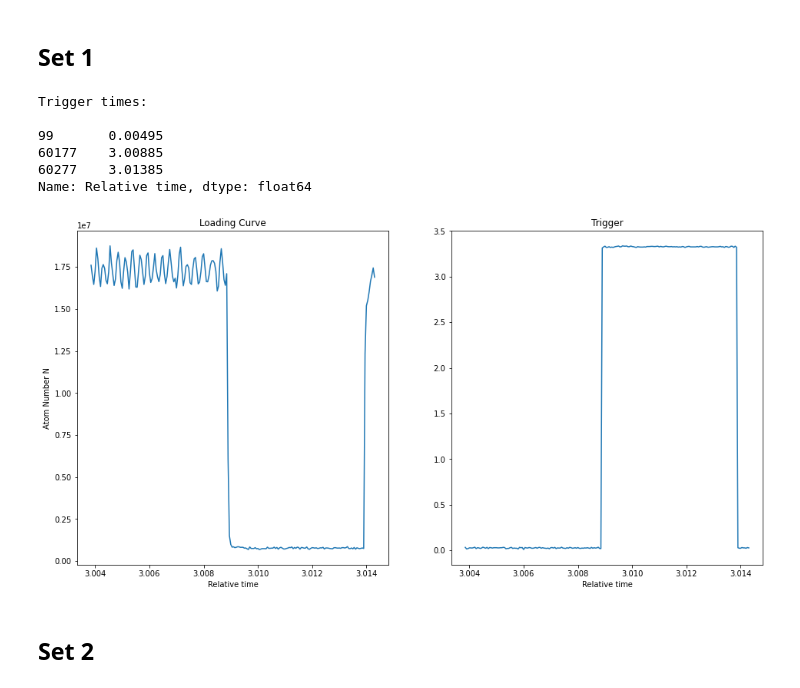
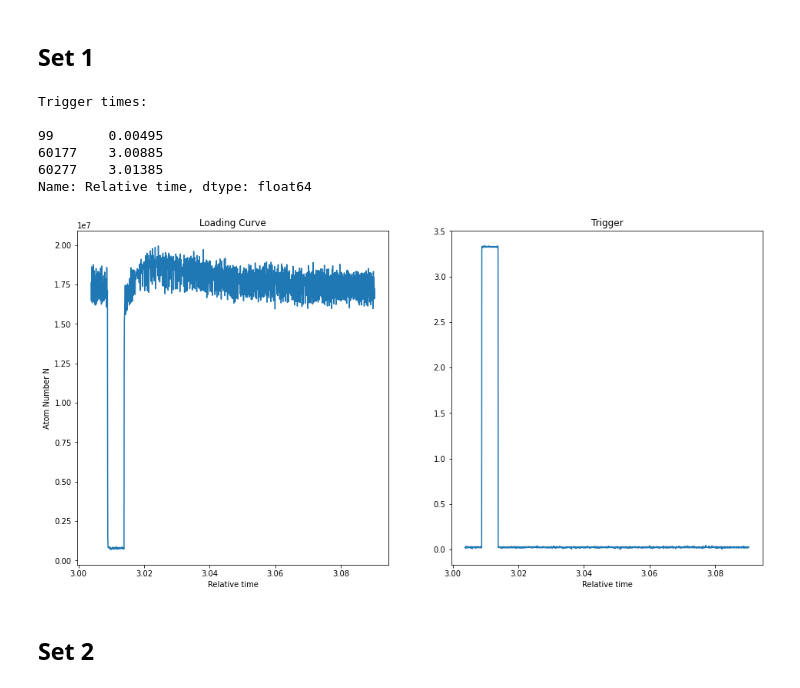
Before and after one commit to mkm2/FP-MOT, a Jupyter notebook: MOT/Temperature_Gallery.ipynb, the cells around one changed output. Saved outputs shown, nothing was run; the diff lists cells and outputs as text; code cells hidden in the pictures.

```diff
--- a/MOT/Temperature_Gallery.ipynb
+++ b/MOT/Temperature_Gallery.ipynb
@@ -60,35 +60,35 @@ print(bgmean, bgstd)
 # %% [output]
 910613.5520501804 45115.57820629076
 # %%
-length = 10
+length = 30
 # %% [markdown]
 ## Set 1
 # %%
 data = pd.read_csv(datapath/(date+"_CAR_5.csv"),header=2,skiprows=[8],sep=';')
 Na = calc_N(data['HS3-100(17654).Ch2'])[0]
 diff = np.array([abs(data['HS3-100(17654).Ch1'][i+1]-data['HS3-100(17654).Ch1'][i]) for i in range(0,data.shape[0]-1)])
 diff = np.concatenate((diff,[False]))
 print("Trigger times:\n")
 print(data['Relative time'][diff > 1])
 start = data.index[diff > 1][1]-100
-stop = data.index[diff > 1][2]+length
+stop = data.index[diff > 1][2]+length+1500
 fig, (ax1, ax2) = plt.subplots(1, 2,figsize = (16,8))
 ax1.plot(data['Relative time'][start:stop],Na[start:stop])
 ax2.plot(data['Relative time'][start:stop],data['HS3-100(17654).Ch1'][start:stop])
 ax1.set_xlabel('Relative time')
 ax1.set_ylabel('Atom Number N')
 ax2.set_xlabel('Relative time')
 ax1.set_title('Loading Curve')
 ax2.set_title('Trigger')
 plt.show()
 # %% [output]
 Trigger times:
 
 99       0.00495
 60177    3.00885
 60277    3.01385
 Name: Relative time, dtype: float64
-[figure, old version]
+[figure, new version]
 # %% [markdown]
 ## Set 2
 # %%
```
Also changed, not shown: parts of 2 cells of this notebook, 2 other files.
